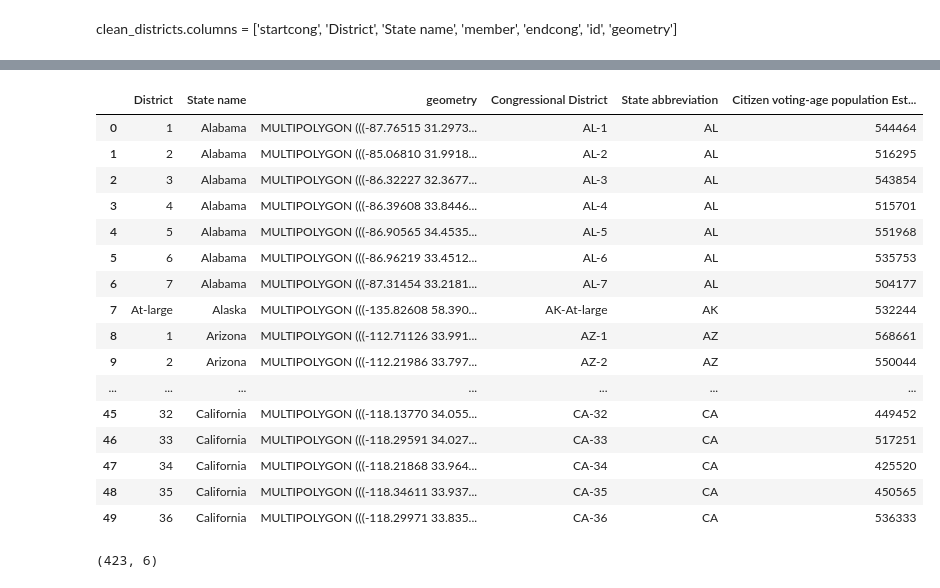
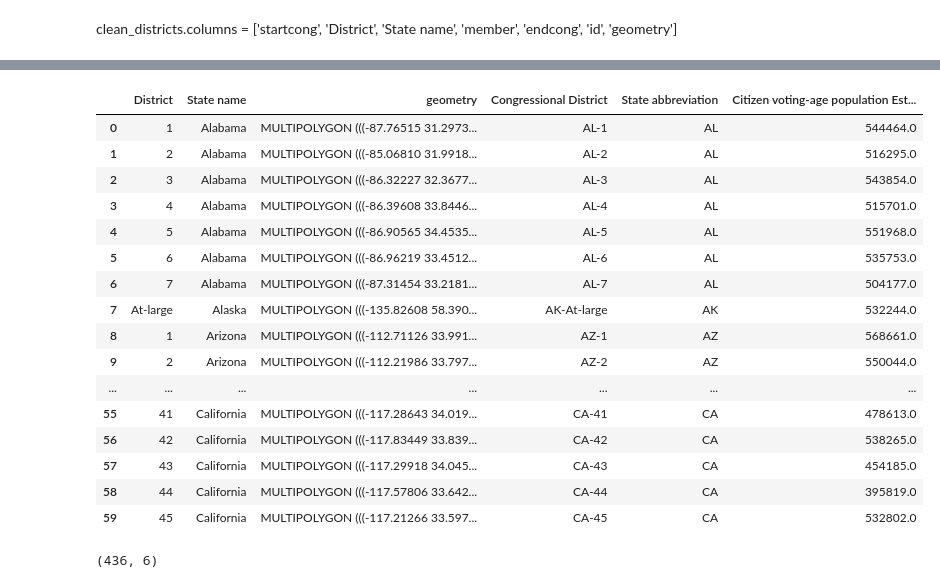
Before and after one commit to tthoang/Reading-Between-the-Gerrymandered-Lines, a Jupyter notebook: notebooks/demographics_eda.ipynb, the cells around one changed output, grey strips where cells are left out. Drawn from its saved outputs; the diff is of its cells as text; code cells hidden in the pictures.

```diff
--- a/notebooks/demographics_eda.ipynb
+++ b/notebooks/demographics_eda.ipynb
@@ -1447,6 +1475,8 @@ con_desc
 # %%
 con_desc.columns = ['Congressional District', 'State abbreviation', 'State name',
        'District', 'Citizen voting-age population Estimate']
+# %%
+con_desc = con_desc[['District', 'State name','Congressional District', 'State abbreviation', 'Citizen voting-age population Estimate']]
 # %% [markdown]
 race_desc['common'] = 1
 # %%
@@ -1603,31 +1633,31 @@ clean_districts.head(50)
 # %%
 #map_districts = pd.merge(clean_districts, race_desc, on = ['District', 'State name'])
 #new_df = pd.merge(A_df, B_df,  how='left', left_on=['A_c1','c2'], right_on = ['B_c1','c2'])
-map_districts = pd.merge(clean_districts, con_desc, left_on=['District', 'State name'], right_on = ['District', 'State name'])
+map_districts = pd.merge(clean_districts, con_desc, how = 'left', left_on=['District', 'State name'], right_on = ['District', 'State name'])
 #figure out how to merge on two columns
 # %%
-map_districts.head(50)
+map_districts.head(60)
 # %% [output]
 |  | District | State name | geometry | Congressional District | State abbreviation | Citizen voting-age population Est... |
-| 0 | 1 | Alabama | MULTIPOLYGON (((-87.76515 31.2973... | AL-1 | AL | 544464 |
-| 1 | 2 | Alabama | MULTIPOLYGON (((-85.06810 31.9918... | AL-2 | AL | 516295 |
-| 2 | 3 | Alabama | MULTIPOLYGON (((-86.32227 32.3677... | AL-3 | AL | 543854 |
-| 3 | 4 | Alabama | MULTIPOLYGON (((-86.39608 33.8446... | AL-4 | AL | 515701 |
-| 4 | 5 | Alabama | MULTIPOLYGON (((-86.90565 34.4535... | AL-5 | AL | 551968 |
-| 5 | 6 | Alabama | MULTIPOLYGON (((-86.96219 33.4512... | AL-6 | AL | 535753 |
-| 6 | 7 | Alabama | MULTIPOLYGON (((-87.31454 33.2181... | AL-7 | AL | 504177 |
-| 7 | At-large | Alaska | MULTIPOLYGON (((-135.82608 58.390... | AK-At-large | AK | 532244 |
-| 8 | 1 | Arizona | MULTIPOLYGON (((-112.71126 33.991... | AZ-1 | AZ | 568661 |
-| 9 | 2 | Arizona | MULTIPOLYGON (((-112.21986 33.797... | AZ-2 | AZ | 550044 |
+| 0 | 1 | Alabama | MULTIPOLYGON (((-87.76515 31.2973... | AL-1 | AL | 544464.0 |
+| 1 | 2 | Alabama | MULTIPOLYGON (((-85.06810 31.9918... | AL-2 | AL | 516295.0 |
+| 2 | 3 | Alabama | MULTIPOLYGON (((-86.32227 32.3677... | AL-3 | AL | 543854.0 |
+| 3 | 4 | Alabama | MULTIPOLYGON (((-86.39608 33.8446... | AL-4 | AL | 515701.0 |
+| 4 | 5 | Alabama | MULTIPOLYGON (((-86.90565 34.4535... | AL-5 | AL | 551968.0 |
+| 5 | 6 | Alabama | MULTIPOLYGON (((-86.96219 33.4512... | AL-6 | AL | 535753.0 |
+| 6 | 7 | Alabama | MULTIPOLYGON (((-87.31454 33.2181... | AL-7 | AL | 504177.0 |
+| 7 | At-large | Alaska | MULTIPOLYGON (((-135.82608 58.390... | AK-At-large | AK | 532244.0 |
+| 8 | 1 | Arizona | MULTIPOLYGON (((-112.71126 33.991... | AZ-1 | AZ | 568661.0 |
+| 9 | 2 | Arizona | MULTIPOLYGON (((-112.21986 33.797... | AZ-2 | AZ | 550044.0 |
 | ... | ... | ... | ... | ... | ... | ... |
-| 45 | 32 | California | MULTIPOLYGON (((-118.13770 34.055... | CA-32 | CA | 449452 |
-| 46 | 33 | California | MULTIPOLYGON (((-118.29591 34.027... | CA-33 | CA | 517251 |
-| 47 | 34 | California | MULTIPOLYGON (((-118.21868 33.964... | CA-34 | CA | 425520 |
-| 48 | 35 | California | MULTIPOLYGON (((-118.34611 33.937... | CA-35 | CA | 450565 |
-| 49 | 36 | California | MULTIPOLYGON (((-118.29971 33.835... | CA-36 | CA | 536333 |
+| 55 | 41 | California | MULTIPOLYGON (((-117.28643 34.019... | CA-41 | CA | 478613.0 |
+| 56 | 42 | California | MULTIPOLYGON (((-117.83449 33.839... | CA-42 | CA | 538265.0 |
+| 57 | 43 | California | MULTIPOLYGON (((-117.29918 34.045... | CA-43 | CA | 454185.0 |
+| 58 | 44 | California | MULTIPOLYGON (((-117.57806 33.642... | CA-44 | CA | 395819.0 |
+| 59 | 45 | California | MULTIPOLYGON (((-117.21266 33.597... | CA-45 | CA | 532802.0 |
 # %%
 map_districts.shape
 # %% [output]
-(423, 6)
+(436, 6)
 # %%
 map_districts
```
Also changed, not shown: parts of 10 cells of this notebook.
